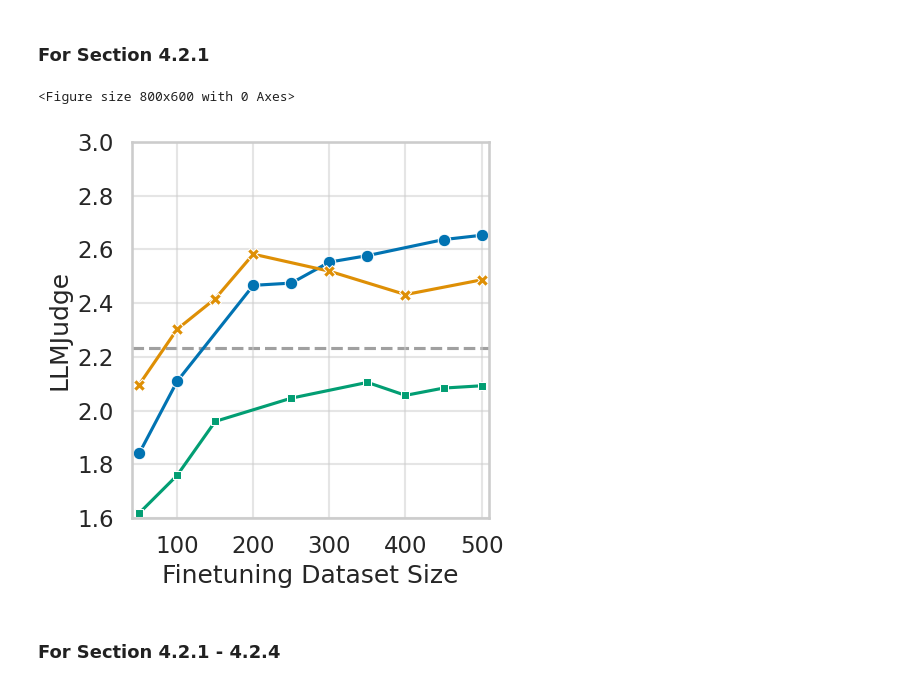
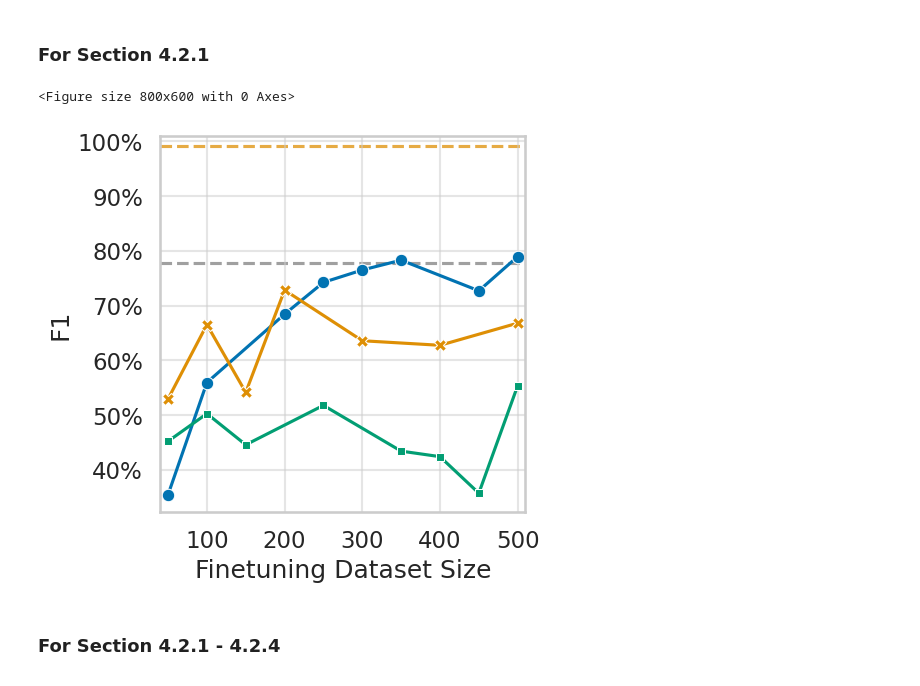
Before and after one commit to felixdivo/quants-eval, a Jupyter notebook: eval-all/compute-metrics.ipynb, the cells around one changed output. Saved outputs shown, nothing was run; the diff lists cells and outputs as text; code cells hidden in the pictures.

```diff
--- a/eval-all/compute-metrics.ipynb
+++ b/eval-all/compute-metrics.ipynb
@@ -263,4 +249,5 @@ relevant_models = [
     # "Falcon (7B)",
     "T5 Base",
     # "T5 Small",
+    "ChatTS",
 ]
@@ -269,24 +311,26 @@ relevant_models = [
 # %%
 setting = "4.2.1"
 
-# # variant = "binary"
-# # df = all_results_binary.copy()
-# # human_baseline = 77.89
+show_legend = False
+
+variant = "binary"
+df = all_results_binary.copy()
+human_baseline = 77.89
 # variant = "multi"
 # df = all_results_multi.copy()
 # human_baseline = 86.54
-# metrics = ["Accuracy", "Precision", "Recall", "F1"]
-# metric = metrics[3]
-# ymin, ymax = None, 100
-# in_percent = True
+metrics = ["Accuracy", "Precision", "Recall", "F1"]
+metric = metrics[3]
+ymin, ymax = None, 101
+in_percent = True
 
-variant = "open"
-df = all_results_open.copy()
-human_baseline = 2.2313
-metrics = ["BLEU", "ROUGE", "METEOR", "BERTScore", "LLMJudge"]
-metric = metrics[4]
-ymin, ymax = 1.6, 3.0
-in_percent = False
+# variant = "open"
+# df = all_results_open.copy()
+# human_baseline = 2.2313
+# metrics = ["BLEU", "ROUGE", "METEOR", "BERTScore", "LLMJudge"]
+# metric = metrics[4]
+# ymin, ymax = 1.6, 3.0
+# in_percent = False
 
 df["model"] = df["model"].replace(
     {
@@ -302,6 +346,7 @@ modes_sorted = sorted(
 ) + ["full"]
 # Exclude "full" for now
 modes_sorted = modes_sorted[:-1]
+df_only_full = df[df["mode"] == "full"].copy()
 df = df[df["mode"].isin(modes_sorted)].copy()
 df["mode"] = df["mode"].astype(int)
 # df["mode"] = pd.Categorical(df["mode"], categories=modes_sorted, ordered=True)
@@ -311,6 +356,7 @@ sns.set_context("talk")
 
 if in_percent:
     df[metric] *= 100
+    df_only_full[metric] *= 100
 
 plt.figure(figsize=(8, 6))
 grid = sns.relplot(
@@ -323,43 +369,58 @@ grid = sns.relplot(
     markers=True,
     dashes=False,
     hue_order=relevant_models,
-    # legend="auto",
-    legend=False,
+    legend="auto" if show_legend else False,
     palette="colorblind",
 )
 
-# Add the human baseline in the background
+# Add the full + human baselines in the background
 plt.axhline(
-    y=human_baseline, color="gray", alpha=0.75, linestyle="--", label="Humans", zorder=0
+    y=human_baseline,
+    color="gray",
+    alpha=0.75,
+    linestyle="--",
+    label="Humans (Motion)",
+    zorder=0,
+)
+score = df_only_full[df_only_full["model"] == "Llama 3.1 8B"][metric].item()
+plt.axhline(
+    y=score,
+    # use the color from the palette
+    color=sns.color_palette("colorblind")[1],
+    alpha=0.75,
+    linestyle="--",
+    label="Llama 3.1 8B (full)",
+    zorder=0,
 )
 
-# Add a new legend containing the human baseline
-# grid.legend.remove()
-# plt.legend(title="Model", bbox_to_anchor=(1.05, 1), loc="upper left")
+# Add a new legend containing the additional lines
+if show_legend:
+    grid.legend.remove()
+    plt.legend(title="Model", bbox_to_anchor=(1.05, 1), loc="upper left")
 
 plt.xlabel("Finetuning Dataset Size")
 # plt.xlim(0, len(modes_sorted) - 1)
 plt.xlim(min(df["mode"]) - 10, max(df["mode"]) + 10)
 
 plt.ylabel(metric)
 plt.ylim(ymin, ymax)
 if in_percent:
     # Add percentage signs to y-ticks
     plt.gca().set_yticklabels([f"{y.get_text()}%" for y in plt.gca().get_yticklabels()])
 
 plt.grid(True, linestyle="-", alpha=0.5)
 
 sns.despine(top=False, right=False)
 
 plt.savefig(
     Path("eval-all") / "plots" / f"{variant}_{metric.lower()}.pdf",
     bbox_inches="tight",
     pad_inches=0,
 )
 plt.show()
 # %% [output]
 <Figure size 800x600 with 0 Axes>
-[figure, old version]
+[figure, new version]
 # %% [markdown]
 ### For Section 4.2.1 - 4.2.4
 # %%
```
Also changed, not shown: parts of 14 cells of this notebook, 5 other files.
